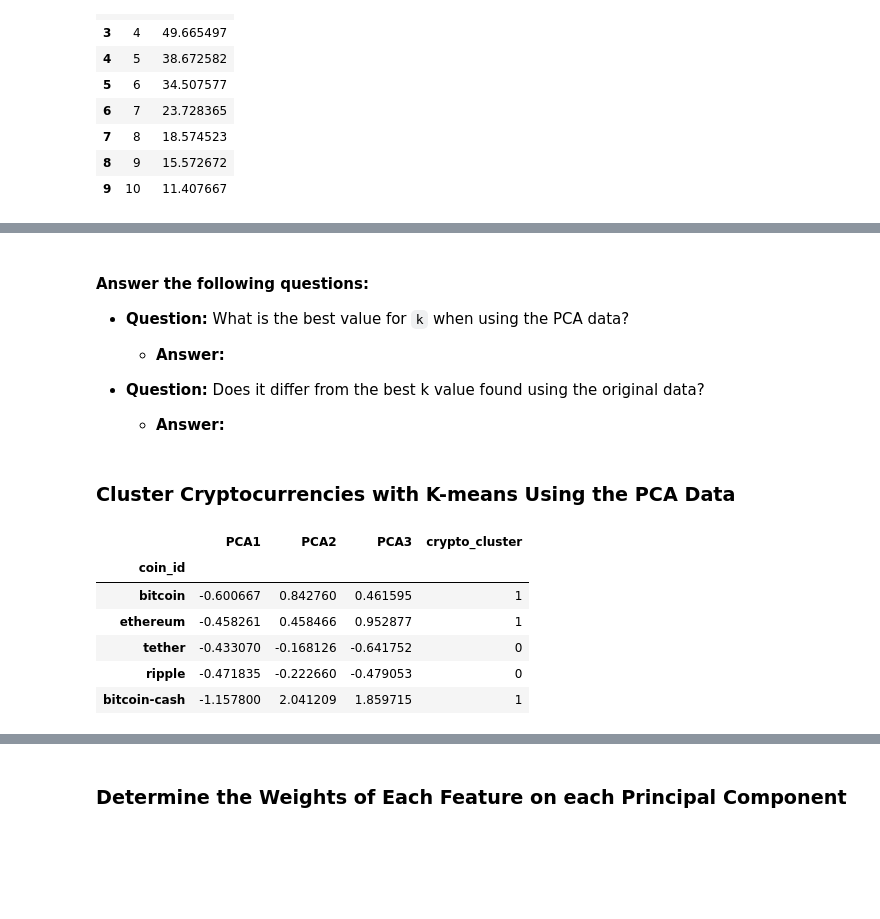
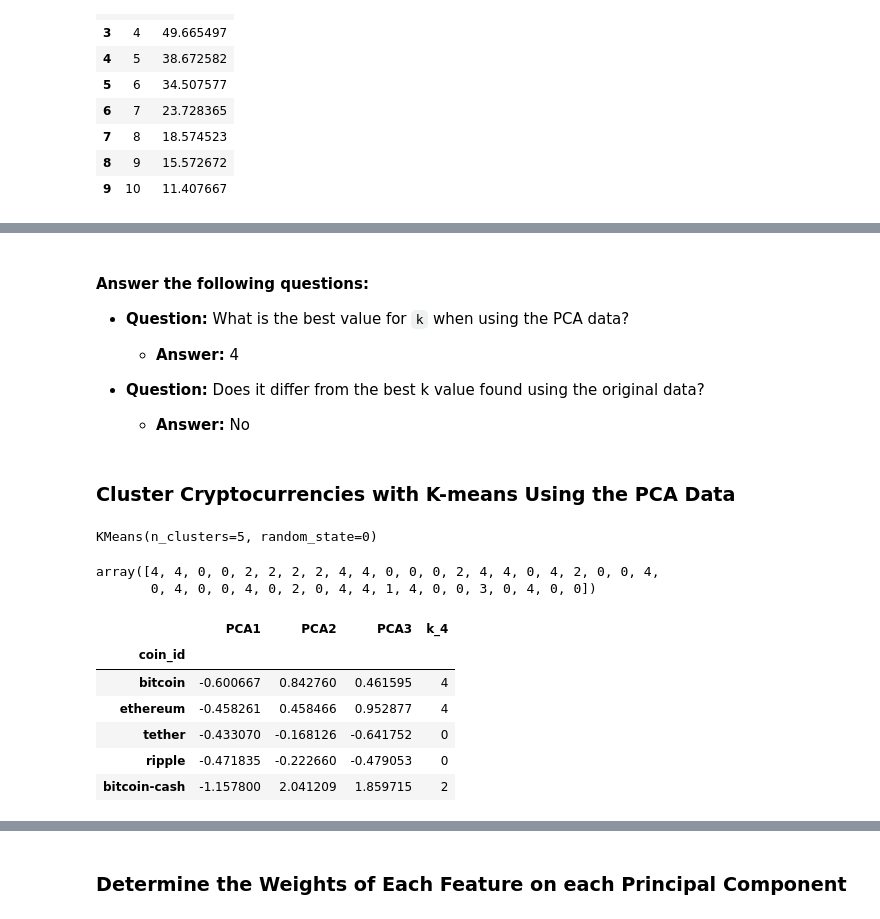
Before and after one commit to lcanjar/CryptoClustering, a Jupyter notebook: Crypto_Clustering_starter_code.ipynb, the cells around one changed output, grey strips where cells are left out. Saved outputs shown, nothing was run; the diff lists cells and outputs as text; code cells hidden in the pictures; blank space fills up the shorter version.

```diff
--- a/Crypto_Clustering_starter_code.ipynb
+++ b/Crypto_Clustering_starter_code.ipynb
@@ -287,38 +296,47 @@ df_elbow.head(10)
 #### Answer the following questions:
 * **Question:** What is the best value for `k` when using the PCA data?
 
-  * **Answer:**
+  * **Answer:** 4
 
 
 * **Question:** Does it differ from the best k value found using the original data?
 
-  * **Answer:**
+  * **Answer:** No
 # %% [markdown]
 ### Cluster Cryptocurrencies with K-means Using the PCA Data
 # %%
 # Initialize the K-Means model using the best value for k
+model = KMeans(n_clusters=5, n_init='auto', random_state=0)
 # %%
 # Fit the K-Means model using the PCA data
+model.fit(market_pca_df)
+# %% [output]
+KMeans(n_clusters=5, random_state=0)
 # %%
 # Predict the clusters to group the cryptocurrencies using the PCA data
-
+k_4 = model.predict(market_pca_df)
 
 # Print the resulting array of cluster values.
+k_4
+# %% [output]
+array([4, 4, 0, 0, 2, 2, 2, 2, 4, 4, 0, 0, 0, 2, 4, 4, 0, 4, 2, 0, 0, 4,
+       0, 4, 0, 0, 4, 0, 2, 0, 4, 4, 1, 4, 0, 0, 3, 0, 4, 0, 0])
 # %%
 # Create a copy of the DataFrame with the PCA data
-
+market_predictions_pca = market_pca_df.copy()
 
 # Add a new column to the DataFrame with the predicted clusters
-
+market_predictions_pca["k_4"] = k_4
 
 # Display sample data
+market_predictions_pca.head()
 # %% [output]
-|  | PCA1 | PCA2 | PCA3 | crypto_cluster |
+|  | PCA1 | PCA2 | PCA3 | k_4 |
 | coin_id |  |  |  |  |
-| bitcoin | -0.600667 | 0.842760 | 0.461595 | 1 |
-| ethereum | -0.458261 | 0.458466 | 0.952877 | 1 |
+| bitcoin | -0.600667 | 0.842760 | 0.461595 | 4 |
+| ethereum | -0.458261 | 0.458466 | 0.952877 | 4 |
 | tether | -0.433070 | -0.168126 | -0.641752 | 0 |
 | ripple | -0.471835 | -0.222660 | -0.479053 | 0 |
-| bitcoin-cash | -1.157800 | 2.041209 | 1.859715 | 1 |
+| bitcoin-cash | -1.157800 | 2.041209 | 1.859715 | 2 |
 # %%
 # Create a scatter plot using hvPlot by setting `x="PCA1"` and `y="PCA2"`.
```
Also changed, not shown: parts of 3 cells of this notebook.
